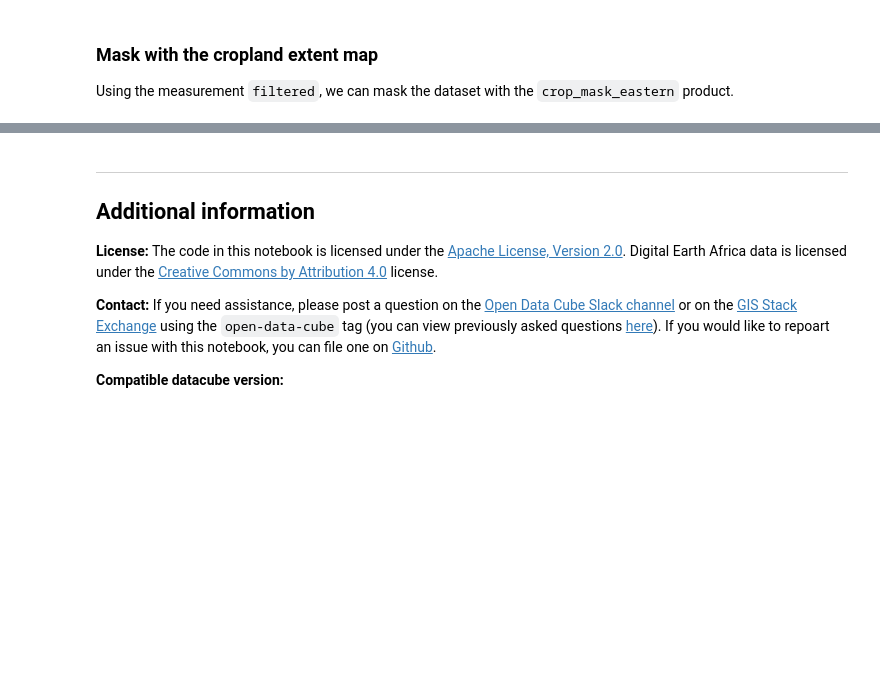
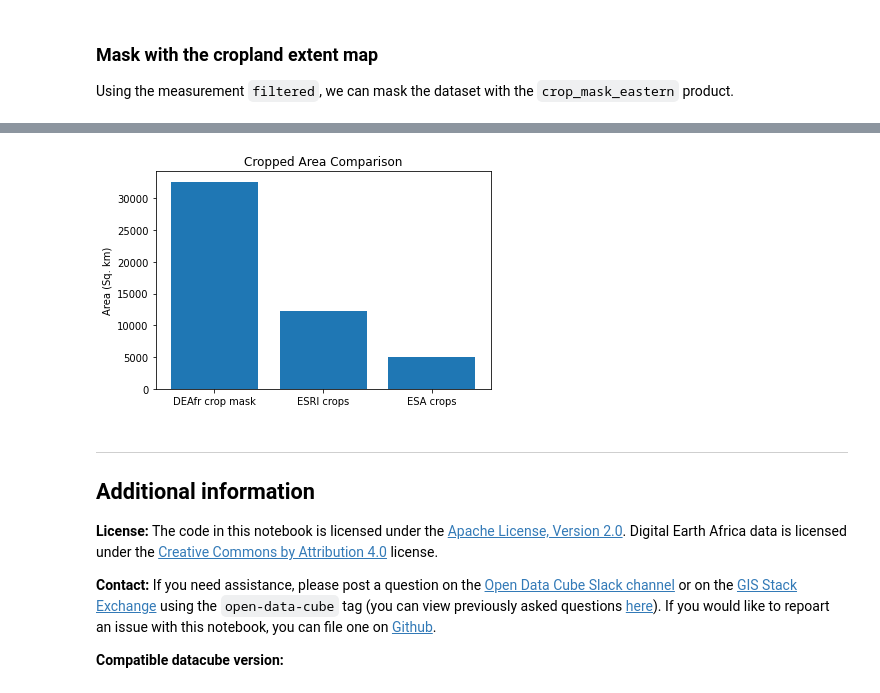
Before and after one commit to digitalearthafrica/deafrica-sandbox-notebooks, a Jupyter notebook: Datasets/Cropland_extent.ipynb, the cells around one changed output, grey strips where cells are left out. Cells and saved outputs as stored; diff of their text form; code cells hidden in the pictures; blank space fills up the shorter version.

```diff
--- a/Datasets/Cropland_extent.ipynb
+++ b/Datasets/Cropland_extent.ipynb
@@ -221,3 +300,18 @@ plt.title('Trend in NDVI for cropping region');
+# %%
+pixel_length = query["resolution"][1]
+m_per_km = 1000  # conversion from metres to kilometres
+area_per_pixel = pixel_length**2 / m_per_km**2
+# %%
+cm_area = cm.mask.sum().data * area_per_pixel
+esri_area = esri_crops.sum().data * area_per_pixel
+esa_area = esa_crops.sum().data * area_per_pixel
+
+label = ['DEAfr crop mask', 'ESRI crops', 'ESA crops']
+plt.bar(label, [cm_area,esri_area,esa_area])
+plt.ylabel("Area (Sq. km)")
+plt.title('Cropped Area Comparison');
+# %% [output]
+[figure, added]
 # %% [markdown]
 ---
 
```
Also changed, not shown: parts of 25 cells of this notebook.
